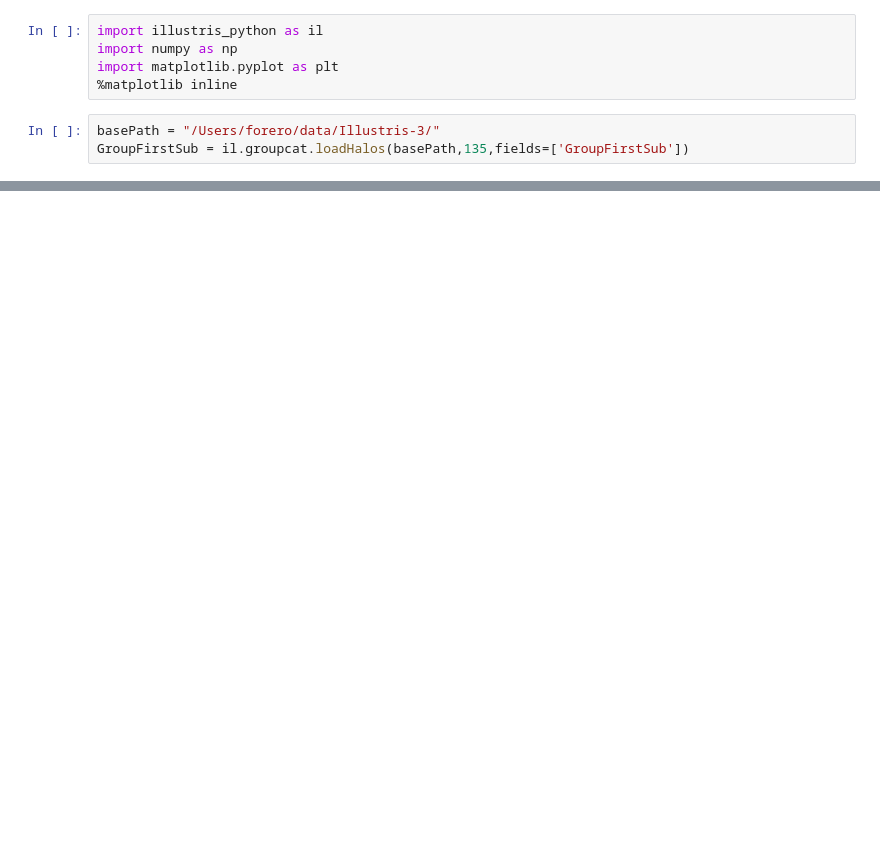
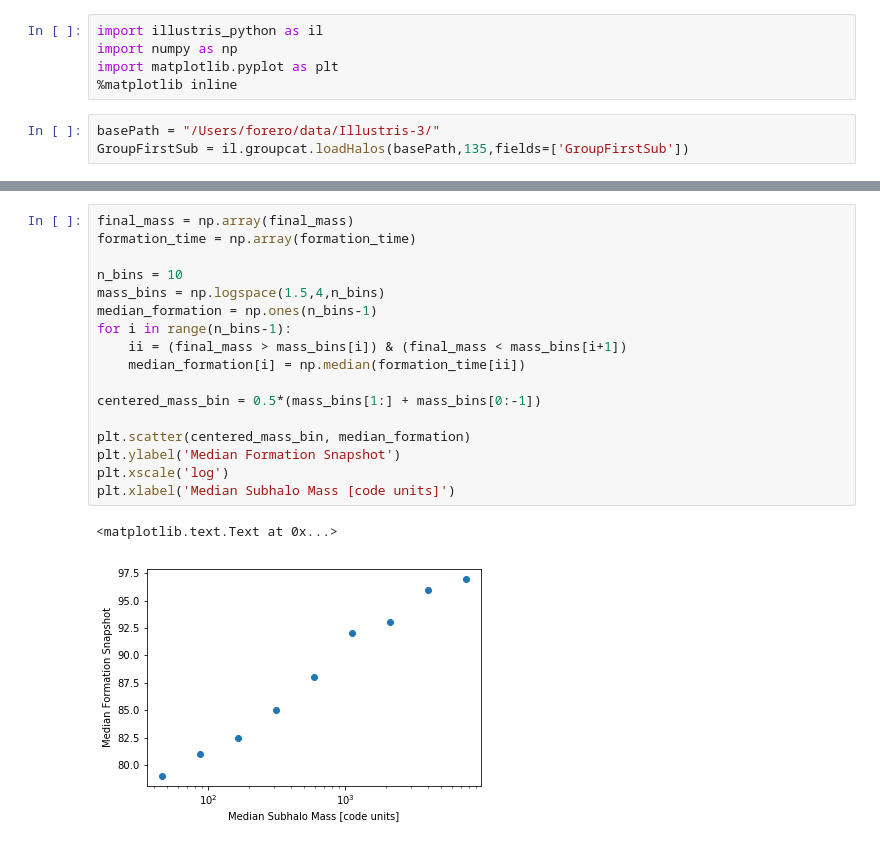
Before and after one commit to forero/AssemblyBias, a Jupyter notebook: explore/lowres.ipynb, the cells around one changed output, grey strips where cells are left out. Saved outputs shown, nothing was run; the diff lists cells and outputs as text; blank space fills up the shorter version.

```diff
--- a/explore/lowres.ipynb
+++ b/explore/lowres.ipynb
@@ -20,0 +50,20 @@ plt.ylabel('Total Subhalo Mass [code units]')
+# %%
+final_mass = np.array(final_mass)
+formation_time = np.array(formation_time)
+
+n_bins = 10
+mass_bins = np.logspace(1.5,4,n_bins)
+median_formation = np.ones(n_bins-1)
+for i in range(n_bins-1):
+    ii = (final_mass > mass_bins[i]) & (final_mass < mass_bins[i+1])
+    median_formation[i] = np.median(formation_time[ii])
+
+centered_mass_bin = 0.5*(mass_bins[1:] + mass_bins[0:-1])
+
+plt.scatter(centered_mass_bin, median_formation)
+plt.ylabel('Median Formation Snapshot')
+plt.xscale('log')
+plt.xlabel('Median Subhalo Mass [code units]')
+# %% [output]
+<matplotlib.text.Text at 0x...>
+[figure, added]
```
Also changed, not shown: parts of 4 cells of this notebook.
